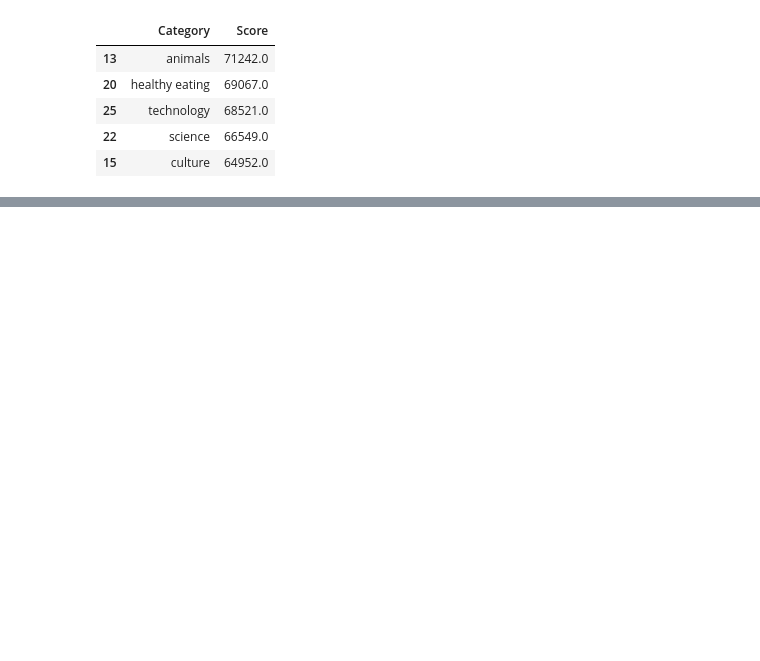
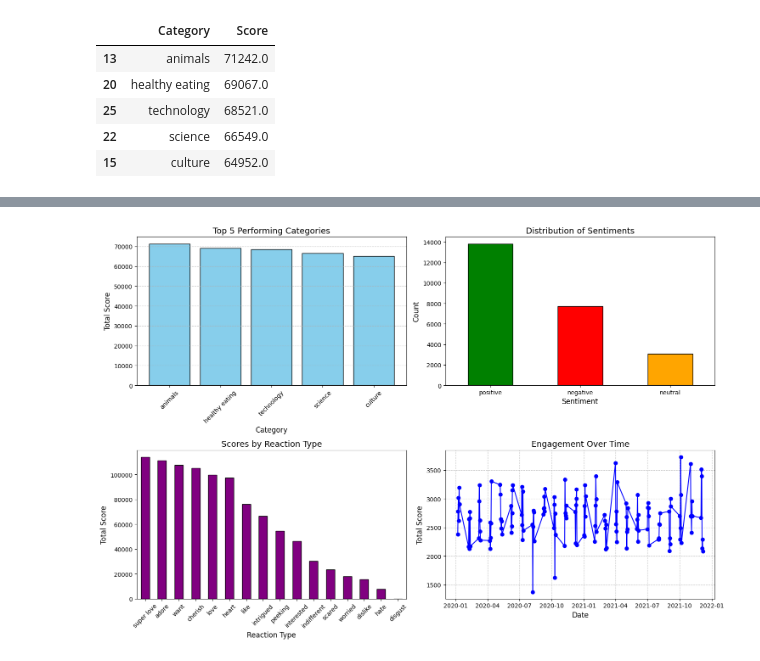
Before and after one commit to tanushkapatil/Accenture, a Jupyter notebook: buzz.ipynb, the cells around one changed output, grey strips where cells are left out. Saved outputs shown, nothing was run; the diff lists cells and outputs as text; code cells hidden in the pictures; blank space fills up the shorter version.

```diff
--- a/buzz.ipynb
+++ b/buzz.ipynb
@@ -73,0 +127,55 @@ top_categories
+# %%
+import pandas as pd
+import matplotlib.pyplot as plt
+import seaborn as sns
+
+# Assuming final_df_cleaned is the merged and cleaned dataset
+# Data Preparation
+final_df_cleaned['Score'] = final_df_cleaned['Score'].fillna(0)  # Ensure no NaN scores
+top_categories = final_df_cleaned.groupby('Category')['Score'].sum().reset_index()
+top_categories = top_categories.sort_values(by='Score', ascending=False).head(5)
+
+# Insights Visualization
+plt.figure(figsize=(15, 10))
+
+# 1. Top Performing Categories
+plt.subplot(2, 2, 1)
+plt.bar(top_categories['Category'], top_categories['Score'], color='skyblue', edgecolor='black')
+plt.title('Top 5 Performing Categories', fontsize=14)
+plt.xlabel('Category', fontsize=12)
+plt.ylabel('Total Score', fontsize=12)
+plt.xticks(rotation=45, fontsize=10)
+plt.grid(axis='y', linestyle='--', alpha=0.7)
+
+# 2. Sentiment Distribution
+sentiment_counts = final_df_cleaned['Sentiment'].value_counts()
+plt.subplot(2, 2, 2)
+sentiment_counts.plot(kind='bar', color=['green', 'red', 'orange'], edgecolor='black')
+plt.title('Distribution of Sentiments', fontsize=14)
+plt.xlabel('Sentiment', fontsize=12)
+plt.ylabel('Count', fontsize=12)
+plt.xticks(rotation=0, fontsize=10)
+
+# 3. Reaction Type Scores
+reaction_scores = final_df_cleaned.groupby('Reaction Type')['Score'].sum().sort_values(ascending=False)
+plt.subplot(2, 2, 3)
+reaction_scores.plot(kind='bar', color='purple', edgecolor='black')
+plt.title('Scores by Reaction Type', fontsize=14)
+plt.xlabel('Reaction Type', fontsize=12)
+plt.ylabel('Total Score', fontsize=12)
+plt.xticks(rotation=45, fontsize=10)
+
+# 4. Time-Based Trends (if Datetime exists in data)
+final_df_cleaned['Datetime'] = pd.to_datetime(final_df_cleaned['Datetime'], errors='coerce')
+time_scores = final_df_cleaned.groupby(final_df_cleaned['Datetime'].dt.date)['Score'].sum()
+plt.subplot(2, 2, 4)
+time_scores.plot(color='blue', marker='o')
+plt.title('Engagement Over Time', fontsize=14)
+plt.xlabel('Date', fontsize=12)
+plt.ylabel('Total Score', fontsize=12)
+plt.grid(axis='both', linestyle='--', alpha=0.7)
+
+plt.tight_layout()
+plt.show()
+# %% [output]
+[figure, added]
```
Also changed, not shown: parts of 1 cell of this notebook.
